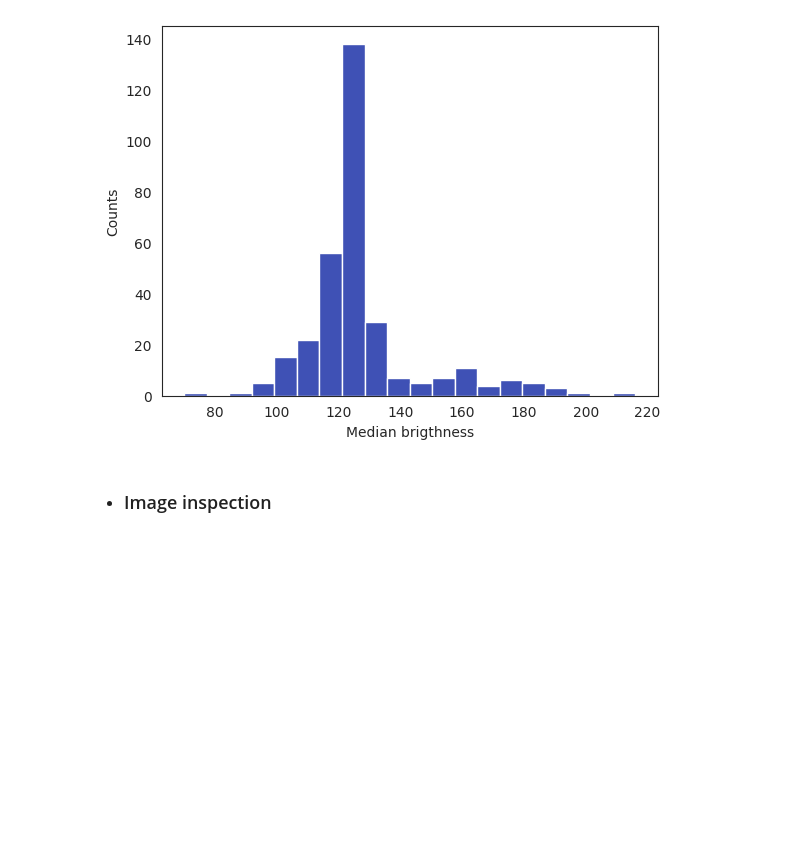
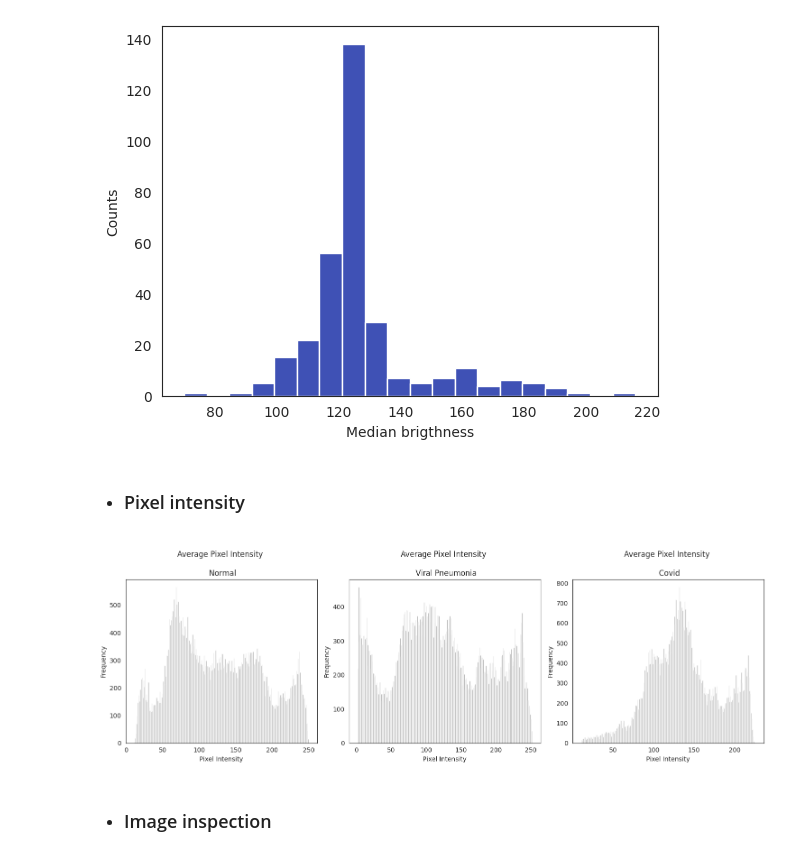
Before and after one commit to marcelonieva7/Chest_X-rays_classification, a Jupyter notebook: notebook.ipynb, the cells around one changed output. Drawn from its saved outputs; the diff is of its cells as text; code cells hidden in the pictures; blank space fills up the shorter version.

Commit message:
add pixel intensity analisis

```diff
--- a/notebook.ipynb
+++ b/notebook.ipynb
@@ -100,6 +104,13 @@ plt.ylabel('Counts')
 plt.show()
 # %% [output]
 [figure]
+# %% [markdown]
+- ### Pixel intensity
+# %%
+img_paths_lists = get_random_images(df_img_props, 'train', nsize=10)
+plot_average_intensity_histograms(img_paths_lists)
+# %% [output]
+[figure, added]
 # %% [markdown]
 - ### Image inspection
 # %%
```
Also changed, not shown: parts of 3 cells of this notebook, 1 other file.
